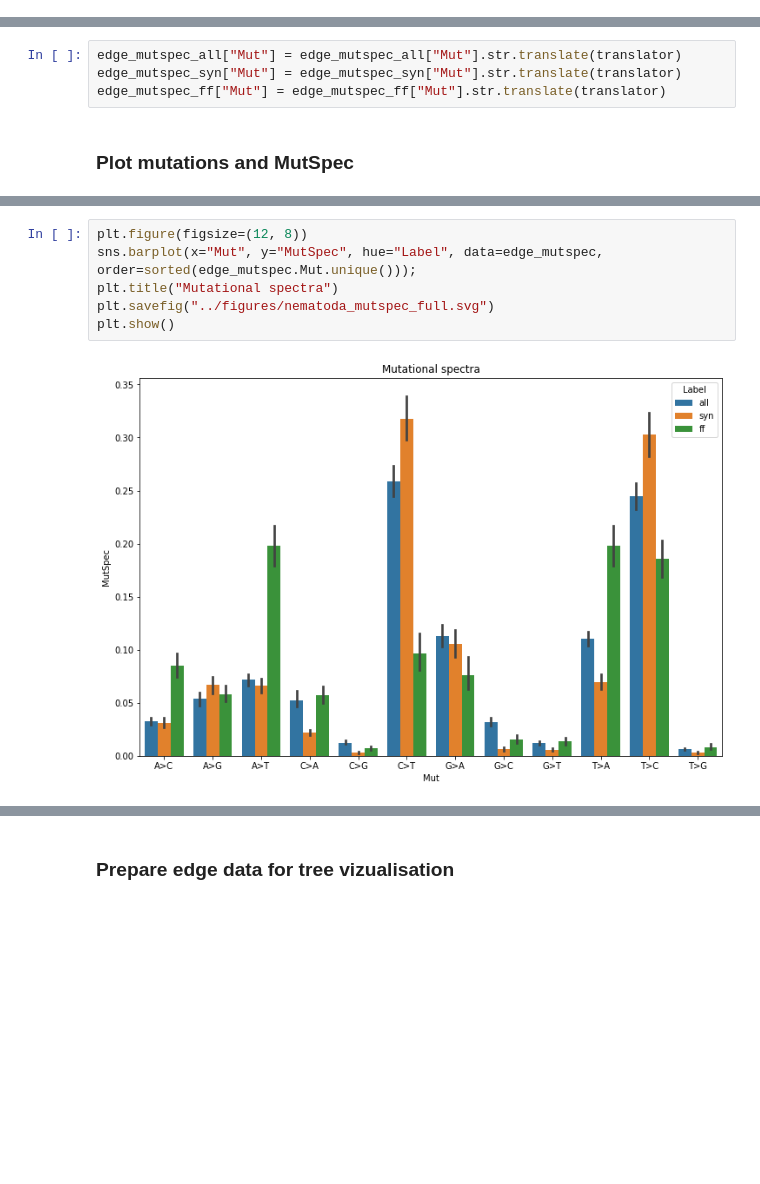
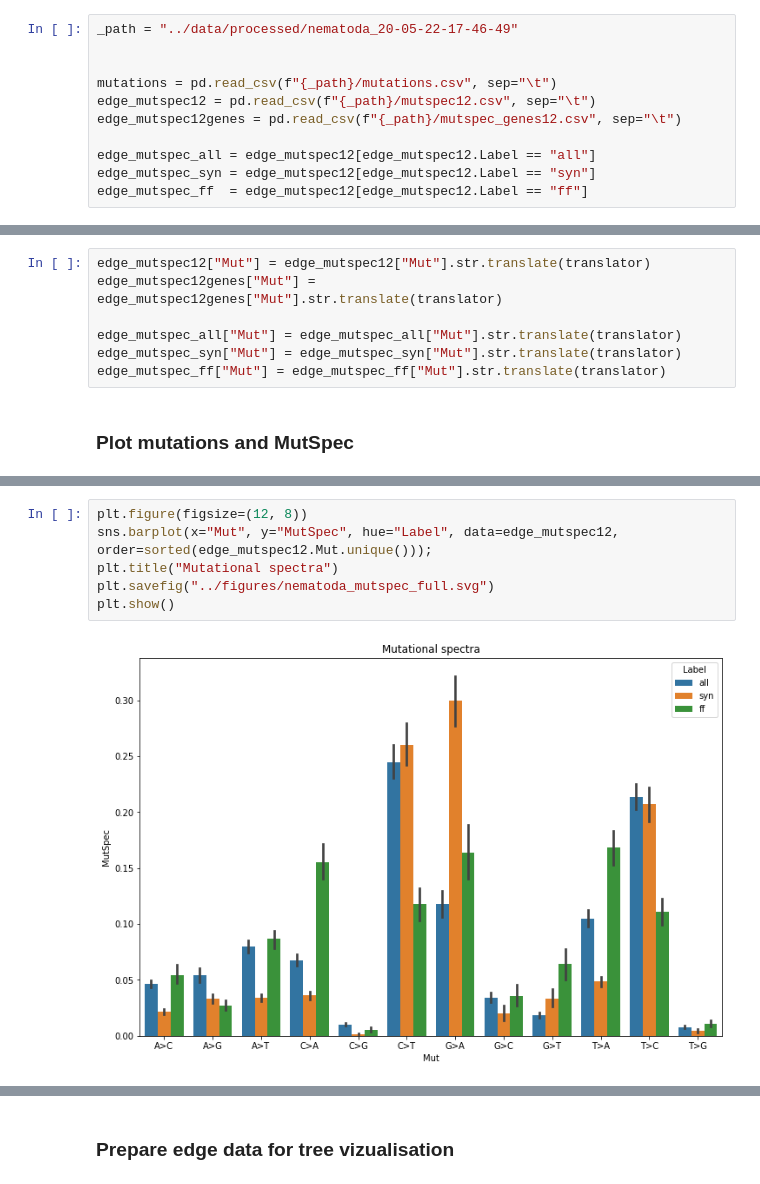
Before and after one commit to kpotoh/birds, a Jupyter notebook: nb/mut_extraction_nematoda.ipynb, the cells around one changed output, grey strips where cells are left out. Drawn from its saved outputs; the diff is of its cells as text; blank space fills up the shorter version.

Commit message:
update ms images

```diff
--- a/nb/mut_extraction_nematoda.ipynb
+++ b/nb/mut_extraction_nematoda.ipynb
@@ -109,0 +105,11 @@ edge_mutspec_ff = pd.read_csv("../data/processed/nematoda_mutspec_ff.csv")
+# %%
+_path = "../data/processed/nematoda_20-05-22-17-46-49"
+
+
+mutations = pd.read_csv(f"{_path}/mutations.csv", sep="\t")
+edge_mutspec12 = pd.read_csv(f"{_path}/mutspec12.csv", sep="\t")
+edge_mutspec12genes = pd.read_csv(f"{_path}/mutspec_genes12.csv", sep="\t")
+
+edge_mutspec_all = edge_mutspec12[edge_mutspec12.Label == "all"]
+edge_mutspec_syn = edge_mutspec12[edge_mutspec12.Label == "syn"]
+edge_mutspec_ff  = edge_mutspec12[edge_mutspec12.Label == "ff"]
@@ -156,6 +196,9 @@ def rev_comp(mut: str):
     new_mut = new_mut.translate(translator)
     return new_mut
 # %%
+edge_mutspec12["Mut"] = edge_mutspec12["Mut"].str.translate(translator)
+edge_mutspec12genes["Mut"] = edge_mutspec12genes["Mut"].str.translate(translator)
+
 edge_mutspec_all["Mut"] = edge_mutspec_all["Mut"].str.translate(translator)
 edge_mutspec_syn["Mut"] = edge_mutspec_syn["Mut"].str.translate(translator)
 edge_mutspec_ff["Mut"] = edge_mutspec_ff["Mut"].str.translate(translator)
@@ -183,11 +212,11 @@ edge_mutspec.head()
 # %%
 plt.figure(figsize=(12, 8))
-sns.barplot(x="Mut", y="MutSpec", hue="Label", data=edge_mutspec, order=sorted(edge_mutspec.Mut.unique()));
+sns.barplot(x="Mut", y="MutSpec", hue="Label", data=edge_mutspec12, order=sorted(edge_mutspec12.Mut.unique()));
 plt.title("Mutational spectra")
 plt.savefig("../figures/nematoda_mutspec_full.svg")
 plt.show()
 # %% [output]
-[figure, old version]
+[figure, new version]
 # %%
 sns.barplot(x="Mut", y="RawMutSpec", data=edge_mutspec_syn, order=sorted(edge_mutspec_syn.Mut.unique()));
 plt.title("Synonymous mutational spectra")
```
Also changed, not shown: parts of 17 cells of this notebook, 4 other files.
